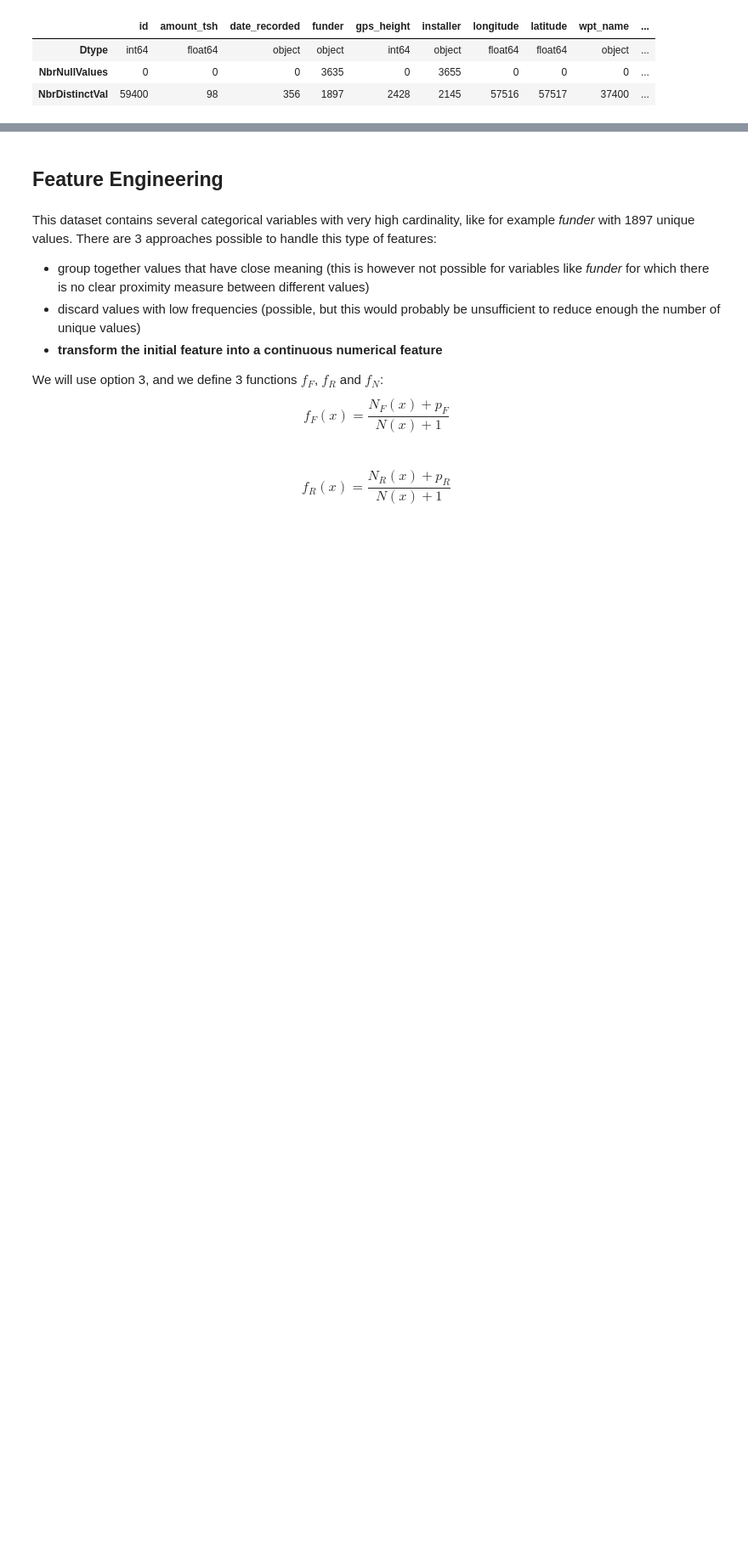
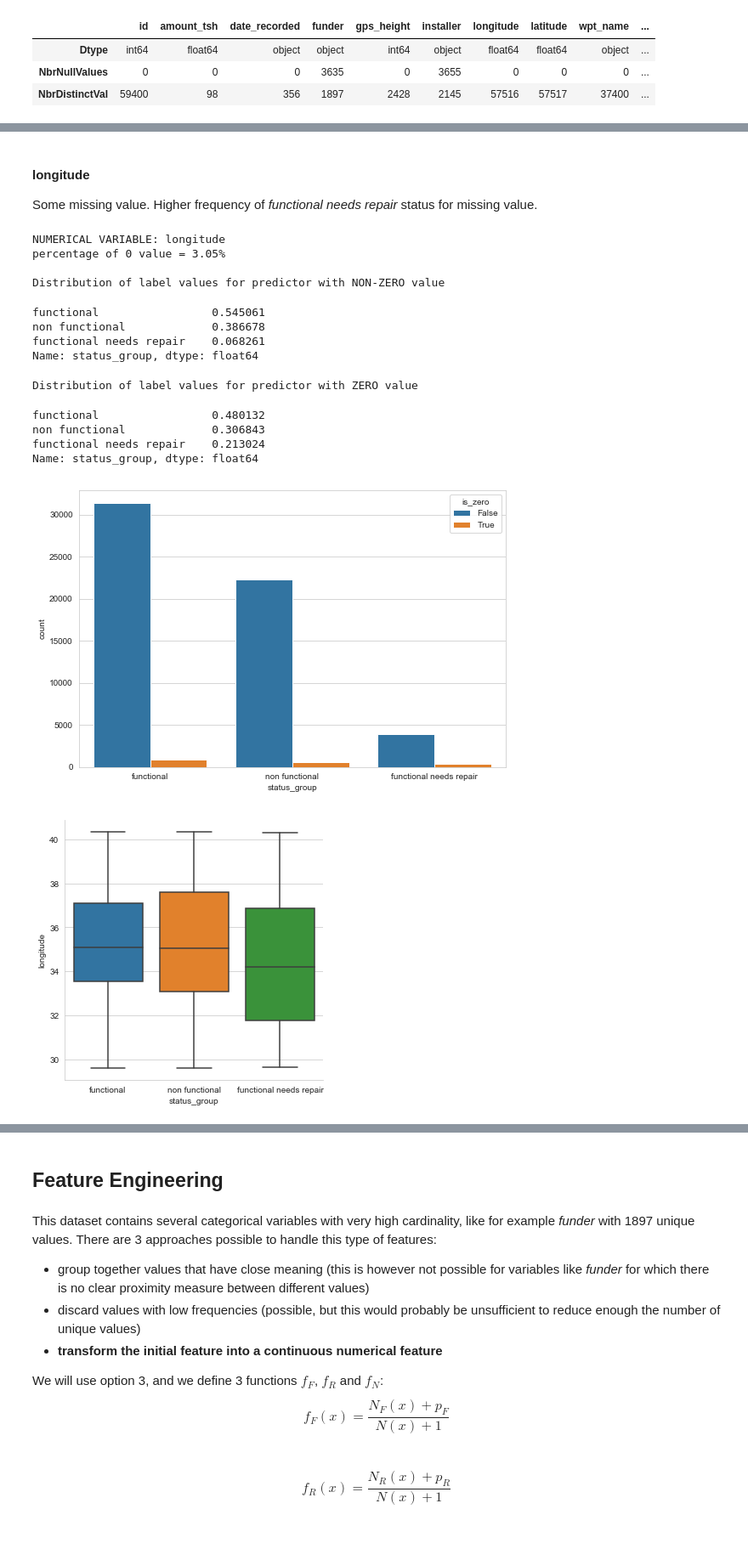
Before and after one commit to cedric-bertrand/DS-py, a Jupyter notebook: taarifa-wp/water_pumps.ipynb, the cells around one changed output, grey strips where cells are left out. Shown: that part at 85% size. Saved outputs shown, nothing was run; the diff lists cells and outputs as text; code cells hidden in the pictures; blank space fills up the shorter version.

```diff
--- a/taarifa-wp/water_pumps.ipynb
+++ b/taarifa-wp/water_pumps.ipynb
@@ -68,0 +163,21 @@ display(summary)
+# %% [markdown]
+#### longitude
+Some missing value. Higher frequency of *functional needs repair* status for missing value.
+# %%
+eda_numerical_variable('longitude')
+# %% [output]
+NUMERICAL VARIABLE: longitude
+percentage of 0 value = 3.05%
+
+Distribution of label values for predictor with NON-ZERO value
+functional                 0.545061
+non functional             0.386678
+functional needs repair    0.068261
+Name: status_group, dtype: float64
+Distribution of label values for predictor with ZERO value
+functional                 0.480132
+non functional             0.306843
+functional needs repair    0.213024
+Name: status_group, dtype: float64
+[figure, added]
+[figure, added]
```
Also changed, not shown: parts of 24 cells of this notebook.
